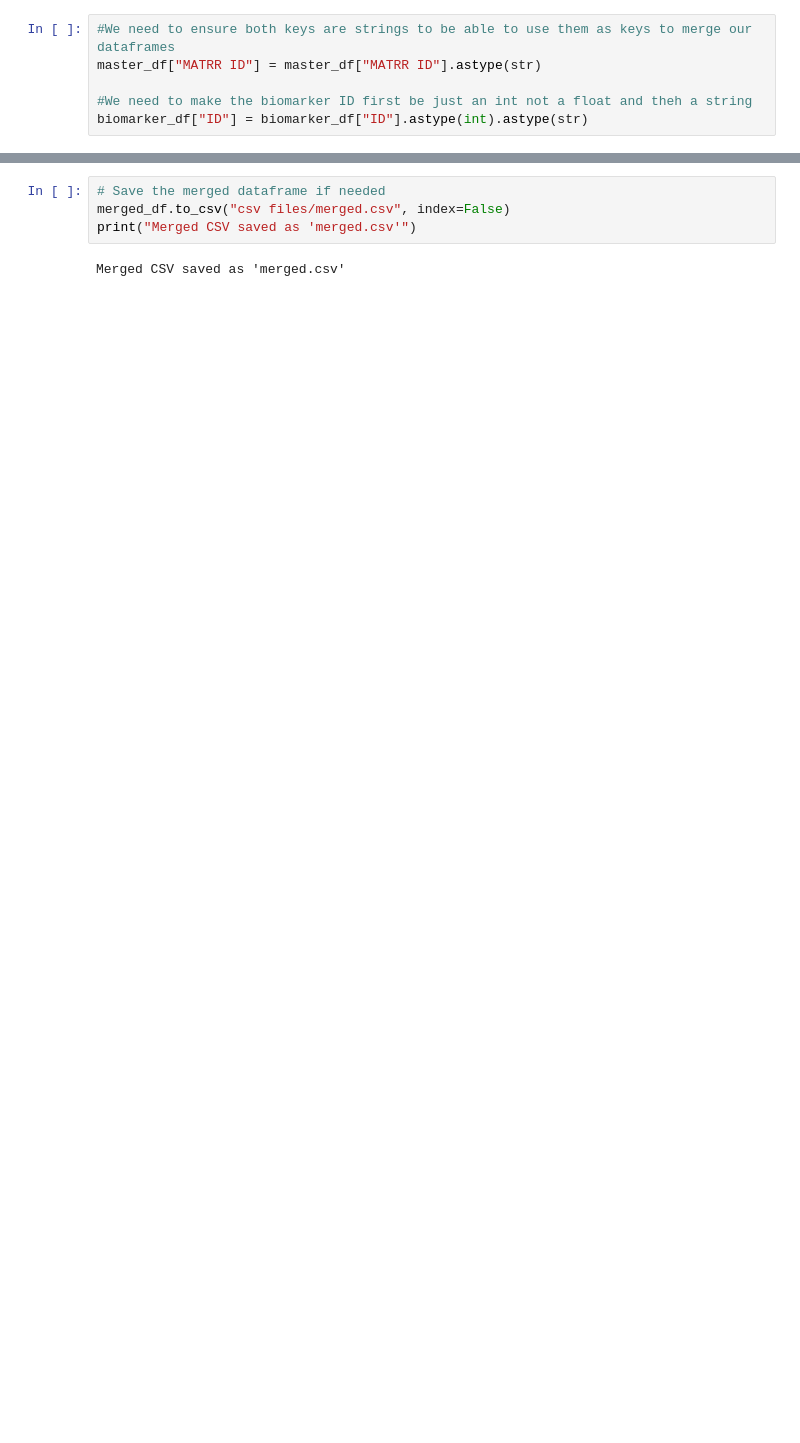
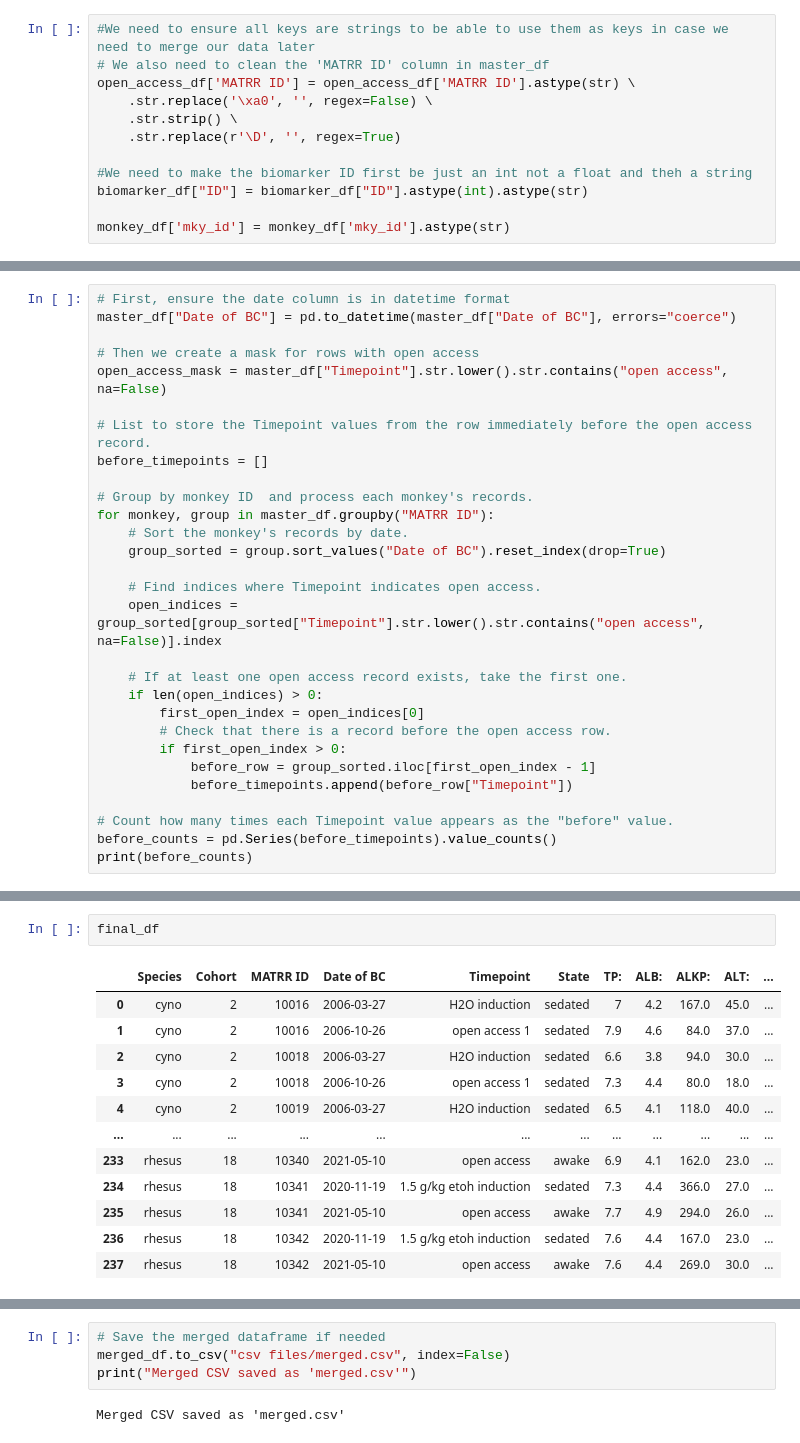
Before and after one commit to arogelg/MATRR-Capstone-Project, a Jupyter notebook: loading_data.ipynb, the cells around one changed output, grey strips where cells are left out. Cells and saved outputs as stored; diff of their text form; blank space fills up the shorter version.

Commit message:
Before and after DF created, lot of other changes, end of sprint 2

```diff
--- a/loading_data.ipynb
+++ b/loading_data.ipynb
@@ -66,6 +81,12 @@ biomarker_df = biomarker_df.dropna(how='all')
 # %%
-#We need to ensure both keys are strings to be able to use them as keys to merge our dataframes
-master_df["MATRR ID"] = master_df["MATRR ID"].astype(str)
+#We need to ensure all keys are strings to be able to use them as keys in case we need to merge our data later
+# We also need to clean the 'MATRR ID' column in master_df
+open_access_df['MATRR ID'] = open_access_df['MATRR ID'].astype(str) \
+    .str.replace('\xa0', '', regex=False) \
+    .str.strip() \
+    .str.replace(r'\D', '', regex=True)
 
 #We need to make the biomarker ID first be just an int not a float and theh a string
 biomarker_df["ID"] = biomarker_df["ID"].astype(int).astype(str)
+
+monkey_df['mky_id'] = monkey_df['mky_id'].astype(str)
@@ -71,0 +138,29 @@ biomarker_df["ID"] = biomarker_df["ID"].astype(int).astype(str)
+# %%
+# First, ensure the date column is in datetime format
+master_df["Date of BC"] = pd.to_datetime(master_df["Date of BC"], errors="coerce")
+
+# Then we create a mask for rows with open access
+open_access_mask = master_df["Timepoint"].str.lower().str.contains("open access", na=False)
+
+# List to store the Timepoint values from the row immediately before the open access record.
+before_timepoints = []
+
+# Group by monkey ID  and process each monkey's records.
+for monkey, group in master_df.groupby("MATRR ID"):
+    # Sort the monkey's records by date.
+    group_sorted = group.sort_values("Date of BC").reset_index(drop=True)
+
+    # Find indices where Timepoint indicates open access.
+    open_indices = group_sorted[group_sorted["Timepoint"].str.lower().str.contains("open access", na=False)].index
+
+    # If at least one open access record exists, take the first one.
+    if len(open_indices) > 0:
+        first_open_index = open_indices[0]
+        # Check that there is a record before the open access row.
+        if first_open_index > 0:
+            before_row = group_sorted.iloc[first_open_index - 1]
+            before_timepoints.append(before_row["Timepoint"])
+
+# Count how many times each Timepoint value appears as the "before" value.
+before_counts = pd.Series(before_timepoints).value_counts()
+print(before_counts)
@@ -71,0 +230,15 @@ biomarker_df["ID"] = biomarker_df["ID"].astype(int).astype(str)
+# %%
+final_df
+# %% [output]
+|  | Species | Cohort | MATRR ID | Date of BC | Timepoint | State | TP: | ALB: | ALKP: | ALT: | ... |
+| 0 | cyno | 2 | 10016 | 2006-03-27 | H2O induction | sedated | 7 | 4.2 | 167.0 | 45.0 | ... |
+| 1 | cyno | 2 | 10016 | 2006-10-26 | open access 1 | sedated | 7.9 | 4.6 | 84.0 | 37.0 | ... |
+| 2 | cyno | 2 | 10018 | 2006-03-27 | H2O induction | sedated | 6.6 | 3.8 | 94.0 | 30.0 | ... |
+| 3 | cyno | 2 | 10018 | 2006-10-26 | open access 1 | sedated | 7.3 | 4.4 | 80.0 | 18.0 | ... |
+| 4 | cyno | 2 | 10019 | 2006-03-27 | H2O induction | sedated | 6.5 | 4.1 | 118.0 | 40.0 | ... |
+| ... | ... | ... | ... | ... | ... | ... | ... | ... | ... | ... | ... |
+| 233 | rhesus | 18 | 10340 | 2021-05-10 | open access | awake | 6.9 | 4.1 | 162.0 | 23.0 | ... |
+| 234 | rhesus | 18 | 10341 | 2020-11-19 | 1.5 g/kg etoh induction | sedated | 7.3 | 4.4 | 366.0 | 27.0 | ... |
+| 235 | rhesus | 18 | 10341 | 2021-05-10 | open access | awake | 7.7 | 4.9 | 294.0 | 26.0 | ... |
+| 236 | rhesus | 18 | 10342 | 2020-11-19 | 1.5 g/kg etoh induction | sedated | 7.6 | 4.4 | 167.0 | 23.0 | ... |
+| 237 | rhesus | 18 | 10342 | 2021-05-10 | open access | awake | 7.6 | 4.4 | 269.0 | 30.0 | ... |
```
Also changed, not shown: parts of 25 cells of this notebook, 3 other files.
